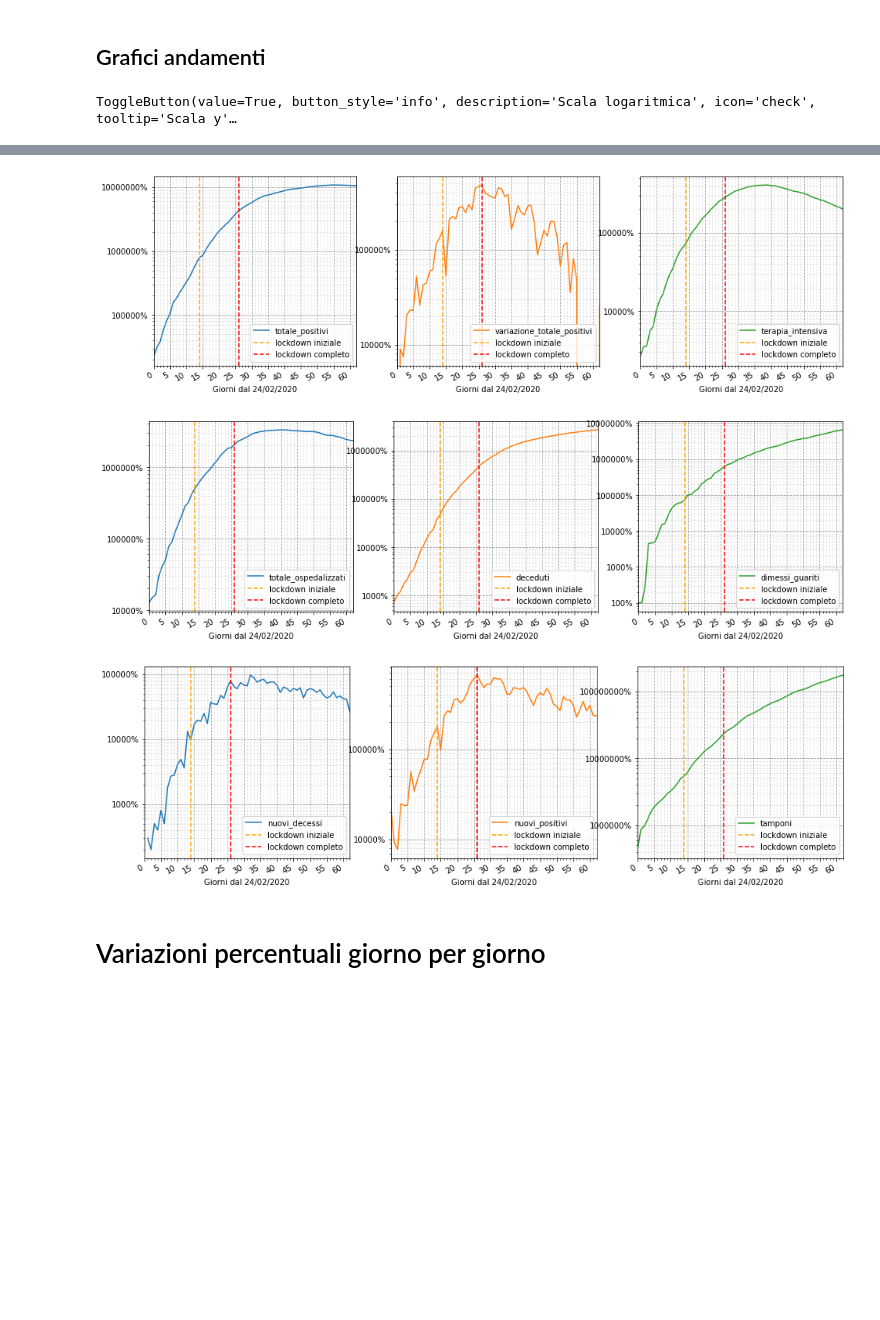
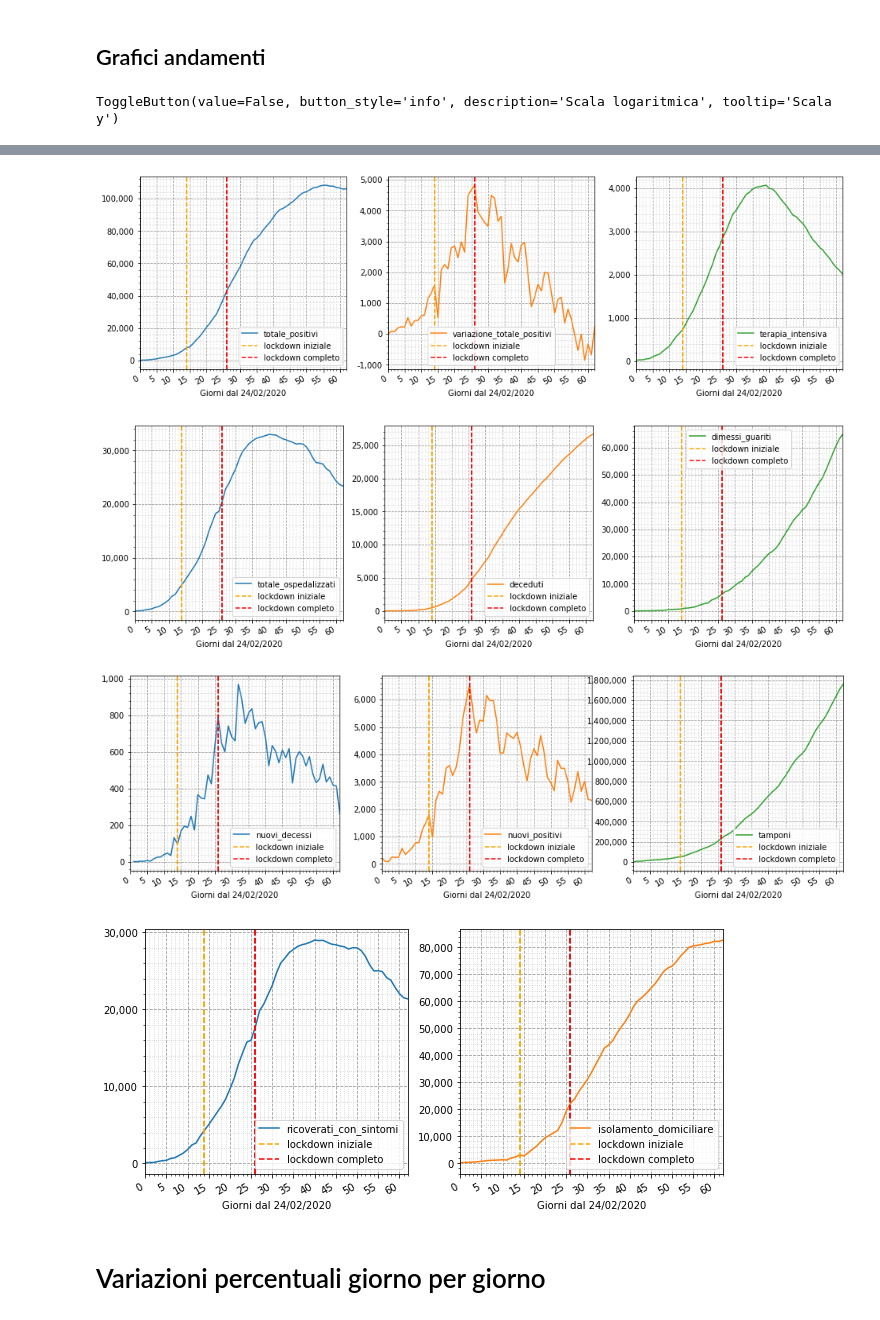
Before and after one commit to iosand71/covid19, a Jupyter notebook: covid19-italia.ipynb, the cells around one changed output, grey strips where cells are left out. Saved outputs shown, nothing was run; the diff lists cells and outputs as text; code cells hidden in the pictures; blank space fills up the shorter version.

Commit message:
add some new graphs

```diff
--- a/covid19-italia.ipynb
+++ b/covid19-italia.ipynb
@@ -240,8 +242,8 @@ def draw_plots():
 
     plots = plot_func(['totale_ospedalizzati','deceduti','dimessi_guariti'])
     plt_ricoverati = fmt_plot(plots[0][0], 10000)
-    plt_deceduti = fmt_plot(plots[0][1], 2000)
-    plt_dimessi = fmt_plot(plots[0][2], 5000)
+    plt_deceduti = fmt_plot(plots[0][1], 5000)
+    plt_dimessi = fmt_plot(plots[0][2], 10000)
     plt_ricoverati.axvline(x=14, color="orange", label="lockdown iniziale", linestyle="--")
     plt_ricoverati.axvline(x=26, color="red", label="lockdown completo", linestyle="--")
     handles, labels = plt_ricoverati.get_legend_handles_labels()
@@ -278,9 +280,27 @@ def draw_plots():
 
     plt_tamponi.axvline(x=14, color="orange", label="lockdown iniziale", linestyle="--")
     plt_tamponi.axvline(x=26, color="red", label="lockdown completo", linestyle="--")
+
     handles, labels = plt_tamponi.get_legend_handles_labels()
     by_label = dict(zip(labels, handles))
     plt_tamponi.legend(by_label.values(), by_label.keys())
+
+    plots = plot_func(['ricoverati_con_sintomi','isolamento_domiciliare'])
+    plt_sintomatici = fmt_plot(plots[0][0], 10000)
+    plt_isolamento = fmt_plot(plots[0][1], 10000)
+    plt_sintomatici.axvline(x=14, color="orange", label="lockdown iniziale", linestyle="--")
+    plt_sintomatici.axvline(x=26, color="red", label="lockdown completo", linestyle="--")
+    handles, labels = plt_sintomatici.get_legend_handles_labels()
+    by_label = dict(zip(labels, handles))
+    plt_sintomatici.legend(by_label.values(), by_label.keys())
+
+    plt_isolamento.axvline(x=14, color="orange", label="lockdown iniziale", linestyle="--")
+    plt_isolamento.axvline(x=26, color="red", label="lockdown completo", linestyle="--")
+    handles, labels = plt_isolamento.get_legend_handles_labels()
+    by_label = dict(zip(labels, handles))
+    plt_isolamento.legend(by_label.values(), by_label.keys())
+
+
 
 def toggle_handler(obj):
     global log_scale
@@ -295,4 +315,4 @@ output = widgets.Output()
 draw_plots()
 display(output)
 # %% [output]
-ToggleButton(value=True, button_style='info', description='Scala logaritmica', icon='check', tooltip='Scala y'…
+ToggleButton(value=False, button_style='info', description='Scala logaritmica', tooltip='Scala y')
@@ -299,6 +320,7 @@ ToggleButton(value=True, button_style='info', description='Scala logaritmica', i
-[figure, old version]
+[figure, new version]
-[figure, old version]
+[figure, new version]
-[figure, old version]
+[figure, new version]
+[figure, added]
 # %% [markdown]
 # Variazioni percentuali giorno per giorno
 # %%
```
Also changed, not shown: parts of 4 cells of this notebook.
